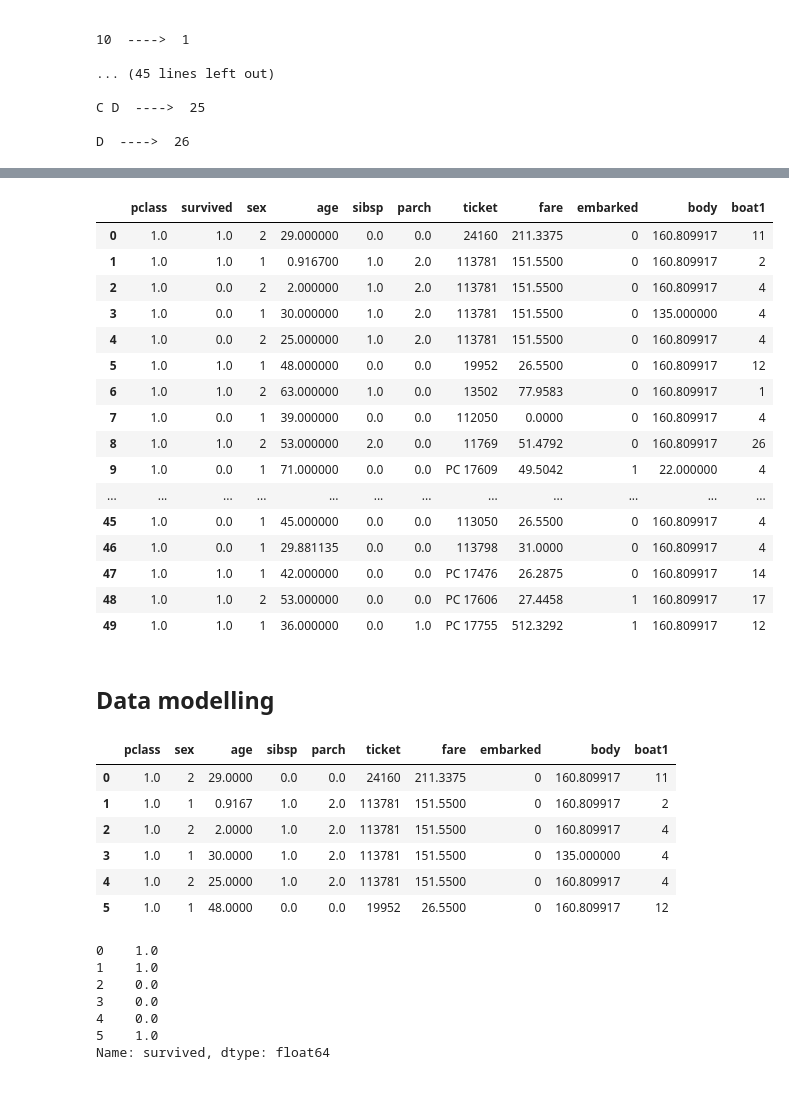
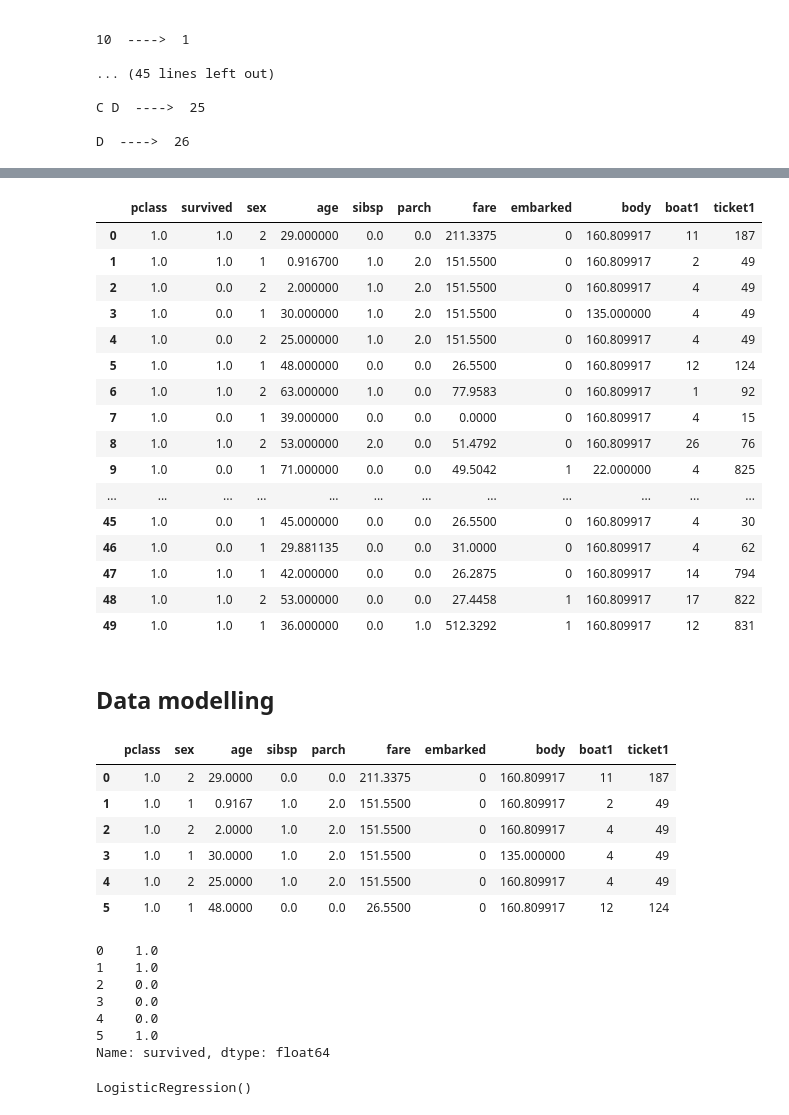
Before and after one commit to pinilDissanayaka/Titanic_Survival_Prediction, a Jupyter notebook: Titanic_Survival_Prediction.ipynb, the cells around one changed output, grey strips where cells are left out. Saved outputs shown, nothing was run; the diff lists cells and outputs as text; code cells hidden in the pictures.

```diff
--- a/Titanic_Survival_Prediction.ipynb
+++ b/Titanic_Survival_Prediction.ipynb
@@ -335,3 +336,16 @@ Name: boat1, dtype: int32
 C D  ---->  25
 
 D  ---->  26
+# %%
+df['ticket1'] = lb.fit_transform(df[['ticket']])
+print(df['ticket1'].head(6))
+
+i = np.sort(df['ticket'].unique())
+i
+
+j = 0
+print("--------------------------------------------------------------------------------------------------------------------------")
+for k in i:
+    print(k ," ----> ", j)
+    print(" ")
+    j = j + 1
@@ -338,24 +370,24 @@ D  ---->  26
 # %%
-df.drop(columns = 'boat', axis =  1, inplace =True)
+df.drop(columns = ['boat', 'ticket'], axis =  1, inplace =True)
 df.head(50)
 # %% [output]
-|  | pclass | survived | sex | age | sibsp | parch | ticket | fare | embarked | body | boat1 |
-| 0 | 1.0 | 1.0 | 2 | 29.000000 | 0.0 | 0.0 | 24160 | 211.3375 | 0 | 160.809917 | 11 |
-| 1 | 1.0 | 1.0 | 1 | 0.916700 | 1.0 | 2.0 | 113781 | 151.5500 | 0 | 160.809917 | 2 |
-| 2 | 1.0 | 0.0 | 2 | 2.000000 | 1.0 | 2.0 | 113781 | 151.5500 | 0 | 160.809917 | 4 |
-| 3 | 1.0 | 0.0 | 1 | 30.000000 | 1.0 | 2.0 | 113781 | 151.5500 | 0 | 135.000000 | 4 |
-| 4 | 1.0 | 0.0 | 2 | 25.000000 | 1.0 | 2.0 | 113781 | 151.5500 | 0 | 160.809917 | 4 |
-| 5 | 1.0 | 1.0 | 1 | 48.000000 | 0.0 | 0.0 | 19952 | 26.5500 | 0 | 160.809917 | 12 |
-| 6 | 1.0 | 1.0 | 2 | 63.000000 | 1.0 | 0.0 | 13502 | 77.9583 | 0 | 160.809917 | 1 |
-| 7 | 1.0 | 0.0 | 1 | 39.000000 | 0.0 | 0.0 | 112050 | 0.0000 | 0 | 160.809917 | 4 |
-| 8 | 1.0 | 1.0 | 2 | 53.000000 | 2.0 | 0.0 | 11769 | 51.4792 | 0 | 160.809917 | 26 |
-| 9 | 1.0 | 0.0 | 1 | 71.000000 | 0.0 | 0.0 | PC 17609 | 49.5042 | 1 | 22.000000 | 4 |
+|  | pclass | survived | sex | age | sibsp | parch | fare | embarked | body | boat1 | ticket1 |
+| 0 | 1.0 | 1.0 | 2 | 29.000000 | 0.0 | 0.0 | 211.3375 | 0 | 160.809917 | 11 | 187 |
+| 1 | 1.0 | 1.0 | 1 | 0.916700 | 1.0 | 2.0 | 151.5500 | 0 | 160.809917 | 2 | 49 |
+| 2 | 1.0 | 0.0 | 2 | 2.000000 | 1.0 | 2.0 | 151.5500 | 0 | 160.809917 | 4 | 49 |
+| 3 | 1.0 | 0.0 | 1 | 30.000000 | 1.0 | 2.0 | 151.5500 | 0 | 135.000000 | 4 | 49 |
+| 4 | 1.0 | 0.0 | 2 | 25.000000 | 1.0 | 2.0 | 151.5500 | 0 | 160.809917 | 4 | 49 |
+| 5 | 1.0 | 1.0 | 1 | 48.000000 | 0.0 | 0.0 | 26.5500 | 0 | 160.809917 | 12 | 124 |
+| 6 | 1.0 | 1.0 | 2 | 63.000000 | 1.0 | 0.0 | 77.9583 | 0 | 160.809917 | 1 | 92 |
+| 7 | 1.0 | 0.0 | 1 | 39.000000 | 0.0 | 0.0 | 0.0000 | 0 | 160.809917 | 4 | 15 |
+| 8 | 1.0 | 1.0 | 2 | 53.000000 | 2.0 | 0.0 | 51.4792 | 0 | 160.809917 | 26 | 76 |
+| 9 | 1.0 | 0.0 | 1 | 71.000000 | 0.0 | 0.0 | 49.5042 | 1 | 22.000000 | 4 | 825 |
 | ... | ... | ... | ... | ... | ... | ... | ... | ... | ... | ... | ... |
-| 45 | 1.0 | 0.0 | 1 | 45.000000 | 0.0 | 0.0 | 113050 | 26.5500 | 0 | 160.809917 | 4 |
-| 46 | 1.0 | 0.0 | 1 | 29.881135 | 0.0 | 0.0 | 113798 | 31.0000 | 0 | 160.809917 | 4 |
-| 47 | 1.0 | 1.0 | 1 | 42.000000 | 0.0 | 0.0 | PC 17476 | 26.2875 | 0 | 160.809917 | 14 |
-| 48 | 1.0 | 1.0 | 2 | 53.000000 | 0.0 | 0.0 | PC 17606 | 27.4458 | 1 | 160.809917 | 17 |
-| 49 | 1.0 | 1.0 | 1 | 36.000000 | 0.0 | 1.0 | PC 17755 | 512.3292 | 1 | 160.809917 | 12 |
+| 45 | 1.0 | 0.0 | 1 | 45.000000 | 0.0 | 0.0 | 26.5500 | 0 | 160.809917 | 4 | 30 |
+| 46 | 1.0 | 0.0 | 1 | 29.881135 | 0.0 | 0.0 | 31.0000 | 0 | 160.809917 | 4 | 62 |
+| 47 | 1.0 | 1.0 | 1 | 42.000000 | 0.0 | 0.0 | 26.2875 | 0 | 160.809917 | 14 | 794 |
+| 48 | 1.0 | 1.0 | 2 | 53.000000 | 0.0 | 0.0 | 27.4458 | 1 | 160.809917 | 17 | 822 |
+| 49 | 1.0 | 1.0 | 1 | 36.000000 | 0.0 | 1.0 | 512.3292 | 1 | 160.809917 | 12 | 831 |
 # %% [markdown]
 ## Data modelling
 # %%
@@ -362,13 +395,14 @@ df.head(50)
 x = df.drop(columns = 'survived', axis = 1)
 y = df['survived']
 # %%
+#print first 6 rows of x dataset
 x.head(6)
 # %% [output]
-|  | pclass | sex | age | sibsp | parch | ticket | fare | embarked | body | boat1 |
-| 0 | 1.0 | 2 | 29.0000 | 0.0 | 0.0 | 24160 | 211.3375 | 0 | 160.809917 | 11 |
-| 1 | 1.0 | 1 | 0.9167 | 1.0 | 2.0 | 113781 | 151.5500 | 0 | 160.809917 | 2 |
-| 2 | 1.0 | 2 | 2.0000 | 1.0 | 2.0 | 113781 | 151.5500 | 0 | 160.809917 | 4 |
-| 3 | 1.0 | 1 | 30.0000 | 1.0 | 2.0 | 113781 | 151.5500 | 0 | 135.000000 | 4 |
-| 4 | 1.0 | 2 | 25.0000 | 1.0 | 2.0 | 113781 | 151.5500 | 0 | 160.809917 | 4 |
-| 5 | 1.0 | 1 | 48.0000 | 0.0 | 0.0 | 19952 | 26.5500 | 0 | 160.809917 | 12 |
+|  | pclass | sex | age | sibsp | parch | fare | embarked | body | boat1 | ticket1 |
+| 0 | 1.0 | 2 | 29.0000 | 0.0 | 0.0 | 211.3375 | 0 | 160.809917 | 11 | 187 |
+| 1 | 1.0 | 1 | 0.9167 | 1.0 | 2.0 | 151.5500 | 0 | 160.809917 | 2 | 49 |
+| 2 | 1.0 | 2 | 2.0000 | 1.0 | 2.0 | 151.5500 | 0 | 160.809917 | 4 | 49 |
+| 3 | 1.0 | 1 | 30.0000 | 1.0 | 2.0 | 151.5500 | 0 | 135.000000 | 4 | 49 |
+| 4 | 1.0 | 2 | 25.0000 | 1.0 | 2.0 | 151.5500 | 0 | 160.809917 | 4 | 49 |
+| 5 | 1.0 | 1 | 48.0000 | 0.0 | 0.0 | 26.5500 | 0 | 160.809917 | 12 | 124 |
 # %%
@@ -385,0 +428,7 @@ x_train, x_test, y_train, y_test = train_test_split(x, y, train_size = 0.7, rand
+# %%
+#logistic regression
+
+lr = LogisticRegression()
+lr.fit(x_train, y_train)
+# %% [output]
+LogisticRegression()
```
Also changed, not shown: parts of 10 cells of this notebook.
